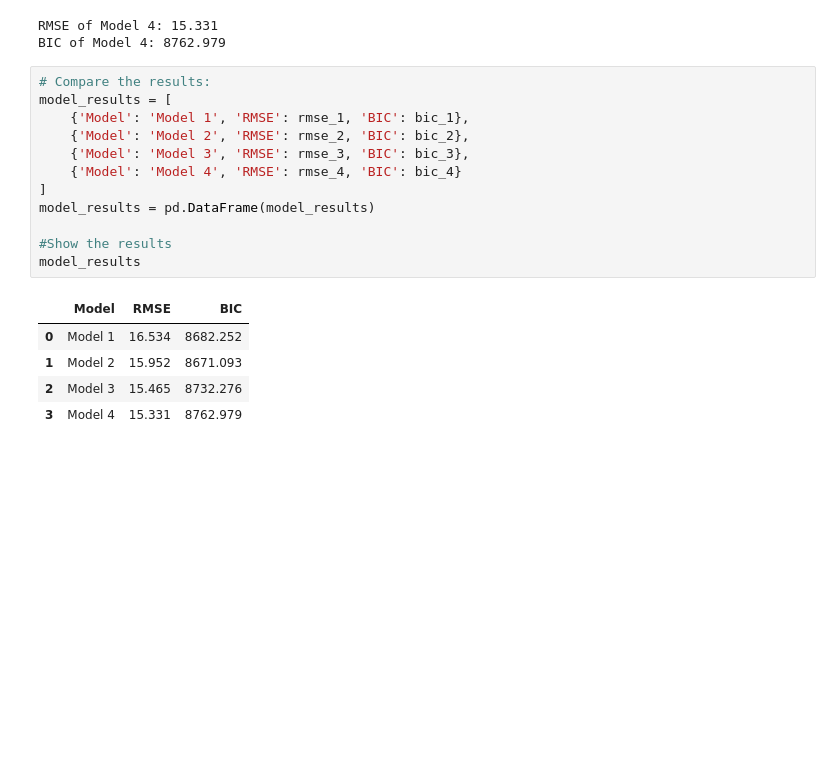
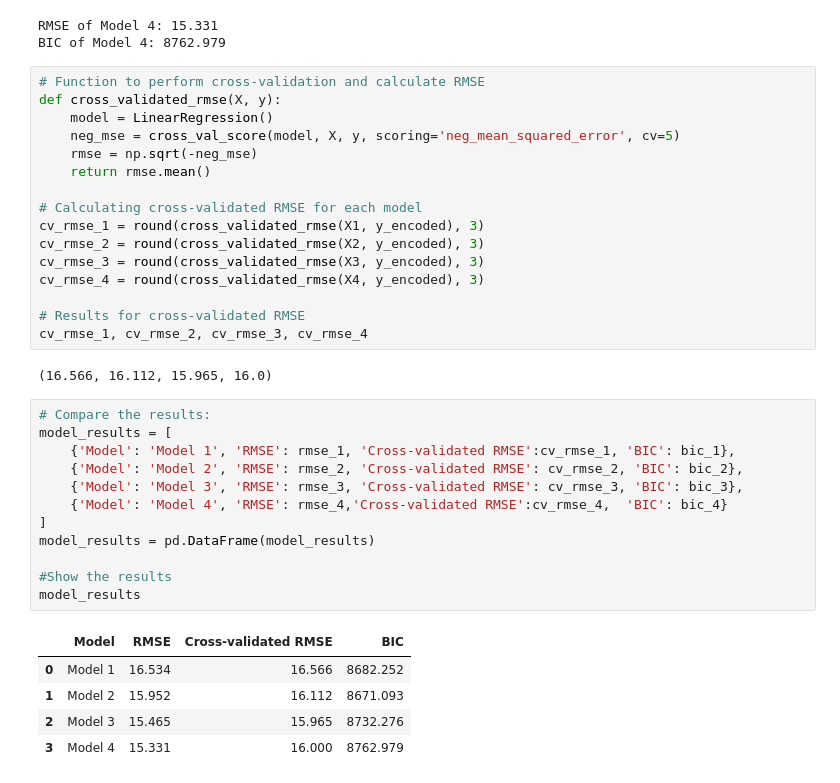
Before and after one commit to thimaipham/CEU_DA3_Assignment1, a Jupyter notebook: Assignment1_ThiMaiPham.ipynb, the cells around one changed output. Saved outputs shown, nothing was run; the diff lists cells and outputs as text; blank space fills up the shorter version.

Commit message:
update model results with cross_validated RMSE

```diff
--- a/Assignment1_ThiMaiPham.ipynb
+++ b/Assignment1_ThiMaiPham.ipynb
@@ -282,21 +282,39 @@ print("BIC of Model 4:", bic_4)
 # %% [output]
 RMSE of Model 4: 15.331
 BIC of Model 4: 8762.979
+# %%
+# Function to perform cross-validation and calculate RMSE
+def cross_validated_rmse(X, y):
+    model = LinearRegression()
+    neg_mse = cross_val_score(model, X, y, scoring='neg_mean_squared_error', cv=5)
+    rmse = np.sqrt(-neg_mse)
+    return rmse.mean()
+
+# Calculating cross-validated RMSE for each model
+cv_rmse_1 = round(cross_validated_rmse(X1, y_encoded), 3)
+cv_rmse_2 = round(cross_validated_rmse(X2, y_encoded), 3)
+cv_rmse_3 = round(cross_validated_rmse(X3, y_encoded), 3)
+cv_rmse_4 = round(cross_validated_rmse(X4, y_encoded), 3)
+
+# Results for cross-validated RMSE
+cv_rmse_1, cv_rmse_2, cv_rmse_3, cv_rmse_4
+# %% [output]
+(16.566, 16.112, 15.965, 16.0)
 # %%
 # Compare the results:
 model_results = [
-    {'Model': 'Model 1', 'RMSE': rmse_1, 'BIC': bic_1},
-    {'Model': 'Model 2', 'RMSE': rmse_2, 'BIC': bic_2},
-    {'Model': 'Model 3', 'RMSE': rmse_3, 'BIC': bic_3},
-    {'Model': 'Model 4', 'RMSE': rmse_4, 'BIC': bic_4}
+    {'Model': 'Model 1', 'RMSE': rmse_1, 'Cross-validated RMSE':cv_rmse_1, 'BIC': bic_1},
+    {'Model': 'Model 2', 'RMSE': rmse_2, 'Cross-validated RMSE': cv_rmse_2, 'BIC': bic_2},
+    {'Model': 'Model 3', 'RMSE': rmse_3, 'Cross-validated RMSE': cv_rmse_3, 'BIC': bic_3},
+    {'Model': 'Model 4', 'RMSE': rmse_4,'Cross-validated RMSE':cv_rmse_4,  'BIC': bic_4}
 ]
 model_results = pd.DataFrame(model_results)
 
 #Show the results
 model_results
 # %% [output]
-|  | Model | RMSE | BIC |
-| 0 | Model 1 | 16.534 | 8682.252 |
-| 1 | Model 2 | 15.952 | 8671.093 |
-| 2 | Model 3 | 15.465 | 8732.276 |
-| 3 | Model 4 | 15.331 | 8762.979 |
+|  | Model | RMSE | Cross-validated RMSE | BIC |
+| 0 | Model 1 | 16.534 | 16.566 | 8682.252 |
+| 1 | Model 2 | 15.952 | 16.112 | 8671.093 |
+| 2 | Model 3 | 15.465 | 15.965 | 8732.276 |
+| 3 | Model 4 | 15.331 | 16.000 | 8762.979 |
```
